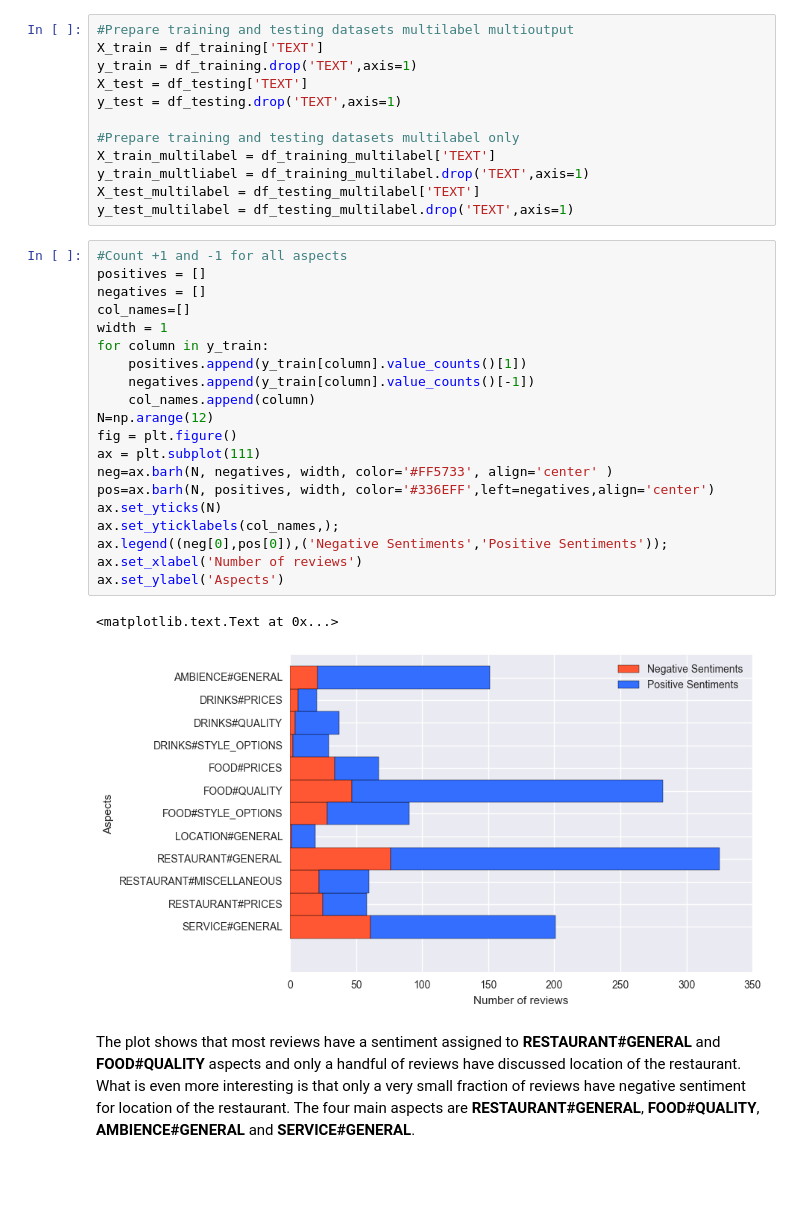
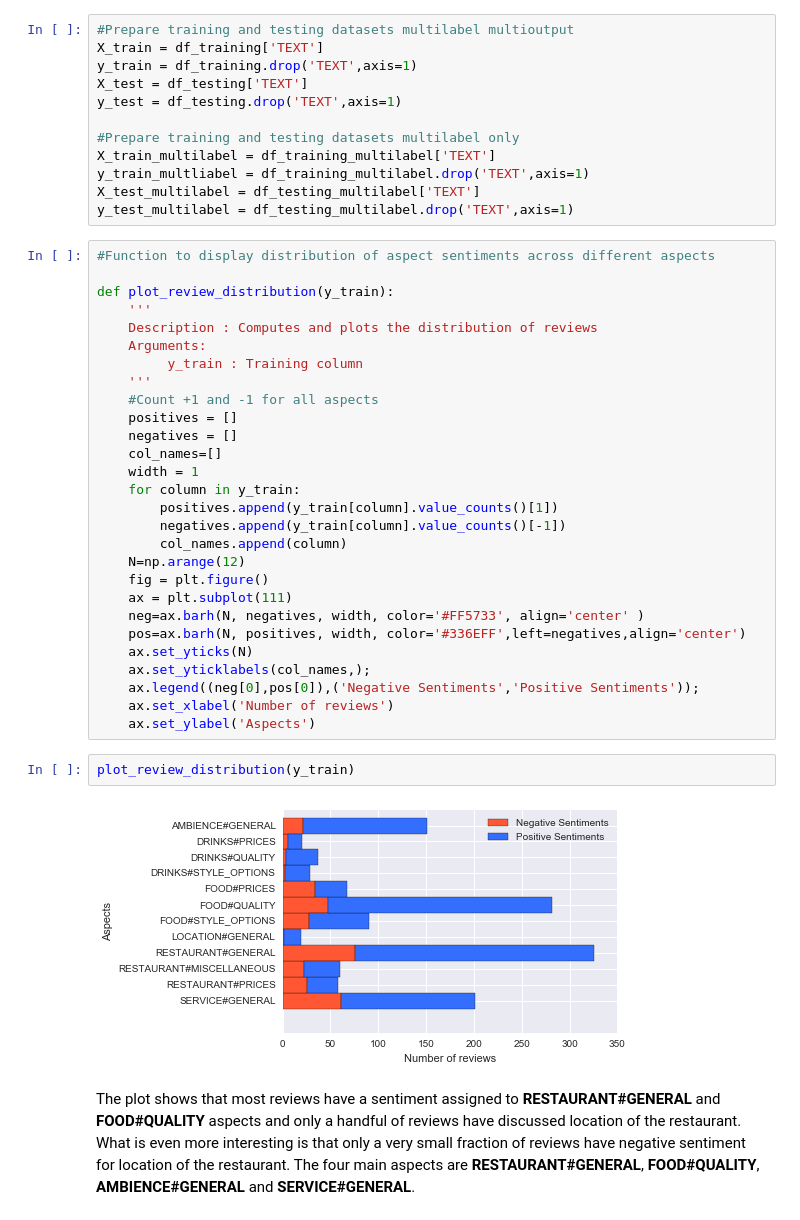
Before and after one commit to umairacheema/absa, a Jupyter notebook: ABSA.ipynb, the cells around one changed output. Drawn from its saved outputs; the diff is of its cells as text; blank space fills up the shorter version.

```diff
--- a/ABSA.ipynb
+++ b/ABSA.ipynb
@@ -275,27 +288,36 @@ y_train_multliabel = df_training_multilabel.drop('TEXT',axis=1)
 X_test_multilabel = df_testing_multilabel['TEXT']
 y_test_multilabel = df_testing_multilabel.drop('TEXT',axis=1)
 # %%
-#Count +1 and -1 for all aspects
-positives = []
-negatives = []
-col_names=[]
-width = 1
-for column in y_train:
-    positives.append(y_train[column].value_counts()[1])
-    negatives.append(y_train[column].value_counts()[-1])
-    col_names.append(column)
-N=np.arange(12)
-fig = plt.figure()
-ax = plt.subplot(111)
-neg=ax.barh(N, negatives, width, color='#FF5733', align='center' )
-pos=ax.barh(N, positives, width, color='#336EFF',left=negatives,align='center')
-ax.set_yticks(N)
-ax.set_yticklabels(col_names,);
-ax.legend((neg[0],pos[0]),('Negative Sentiments','Positive Sentiments'));
-ax.set_xlabel('Number of reviews')
-ax.set_ylabel('Aspects')
+#Function to display distribution of aspect sentiments across different aspects
+
+def plot_review_distribution(y_train):
+    '''
+    Description : Computes and plots the distribution of reviews
+    Arguments:
+         y_train : Training column
+    '''
+    #Count +1 and -1 for all aspects
+    positives = []
+    negatives = []
+    col_names=[]
+    width = 1
+    for column in y_train:
+        positives.append(y_train[column].value_counts()[1])
+        negatives.append(y_train[column].value_counts()[-1])
+        col_names.append(column)
+    N=np.arange(12)
+    fig = plt.figure()
+    ax = plt.subplot(111)
+    neg=ax.barh(N, negatives, width, color='#FF5733', align='center' )
+    pos=ax.barh(N, positives, width, color='#336EFF',left=negatives,align='center')
+    ax.set_yticks(N)
+    ax.set_yticklabels(col_names,);
+    ax.legend((neg[0],pos[0]),('Negative Sentiments','Positive Sentiments'));
+    ax.set_xlabel('Number of reviews')
+    ax.set_ylabel('Aspects')
-# %% [output]
-<matplotlib.text.Text at 0x...>
-[figure, removed]
+# %%
+plot_review_distribution(y_train)
+# %% [output]
+[figure, added]
 # %% [markdown]
 The plot shows that most reviews have a sentiment assigned to **RESTAURANT#GENERAL** and **FOOD#QUALITY** aspects and only a handful of reviews have discussed location of the restaurant. What is even more interesting is that only a very small fraction of reviews have negative sentiment for location of the restaurant. The four main aspects are **RESTAURANT#GENERAL**, **FOOD#QUALITY**, **AMBIENCE#GENERAL** and **SERVICE#GENERAL**.
```
Also changed, not shown: parts of 42 cells of this notebook.
